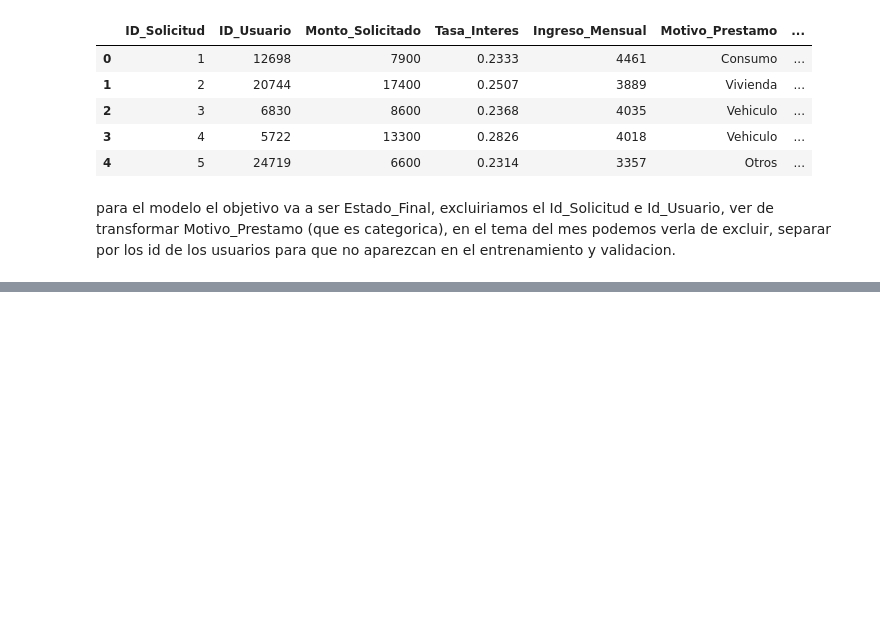
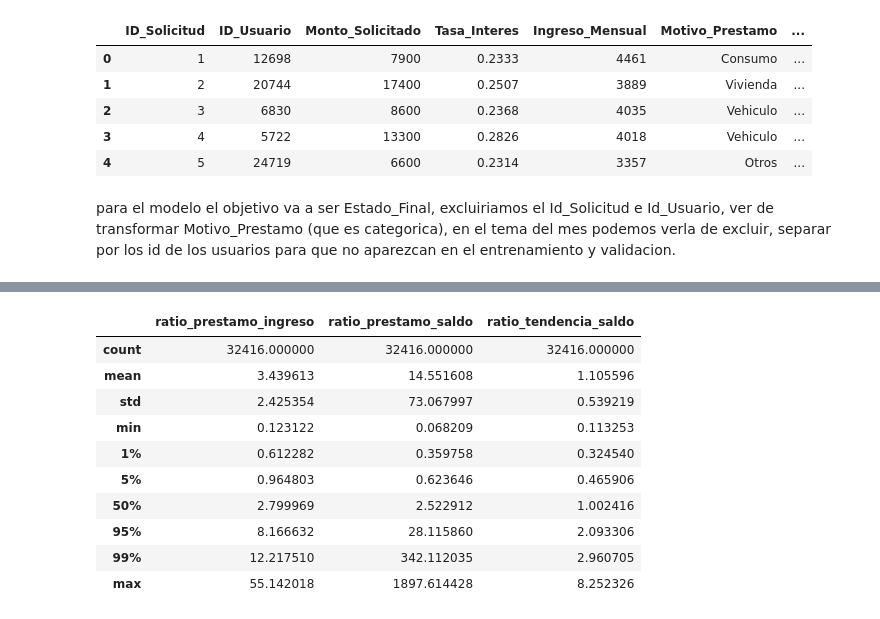
Before and after one commit to LuisMariaGomez/grupo2_gomez_failla_ia_2026_YBoscacciEnTp3, a Jupyter notebook: Tp3/analisis_tablas.ipynb, the cells around one changed output, grey strips where cells are left out. Saved outputs shown, nothing was run; the diff lists cells and outputs as text; code cells hidden in the pictures; blank space fills up the shorter version.

```diff
--- a/Tp3/analisis_tablas.ipynb
+++ b/Tp3/analisis_tablas.ipynb
@@ -389,0 +439,18 @@ para el modelo el objetivo va a ser Estado_Final, excluiriamos el Id_Solicitud e
+# %%
+datos_modelo[[
+    "ratio_prestamo_ingreso",
+    "ratio_prestamo_saldo",
+    "ratio_tendencia_saldo"
+]].describe(percentiles=[0.01, 0.05, 0.50, 0.95, 0.99])
+# %% [output]
+|  | ratio_prestamo_ingreso | ratio_prestamo_saldo | ratio_tendencia_saldo |
+| count | 32416.000000 | 32416.000000 | 32416.000000 |
+| mean | 3.439613 | 14.551608 | 1.105596 |
+| std | 2.425354 | 73.067997 | 0.539219 |
+| min | 0.123122 | 0.068209 | 0.113253 |
+| 1% | 0.612282 | 0.359758 | 0.324540 |
+| 5% | 0.964803 | 0.623646 | 0.465906 |
+| 50% | 2.799969 | 2.522912 | 1.002416 |
+| 95% | 8.166632 | 28.115860 | 2.093306 |
+| 99% | 12.217510 | 342.112035 | 2.960705 |
+| max | 55.142018 | 1897.614428 | 8.252326 |
```
Also changed, not shown: parts of 12 cells of this notebook.
